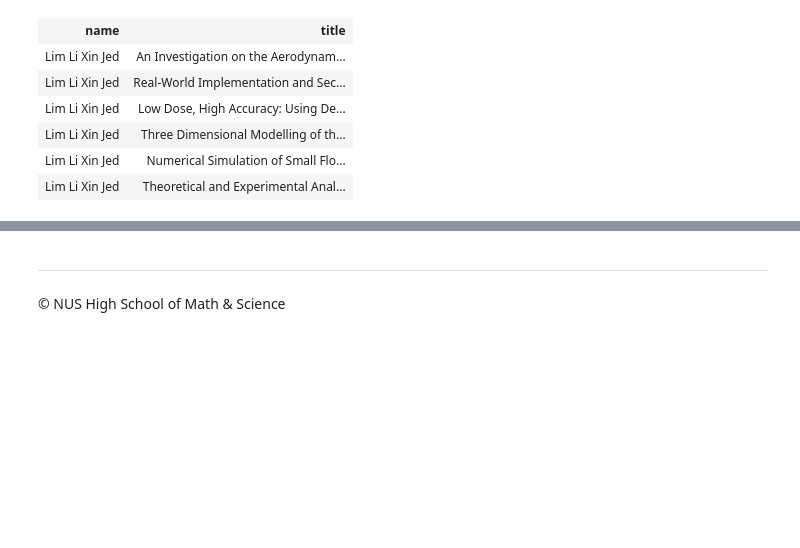
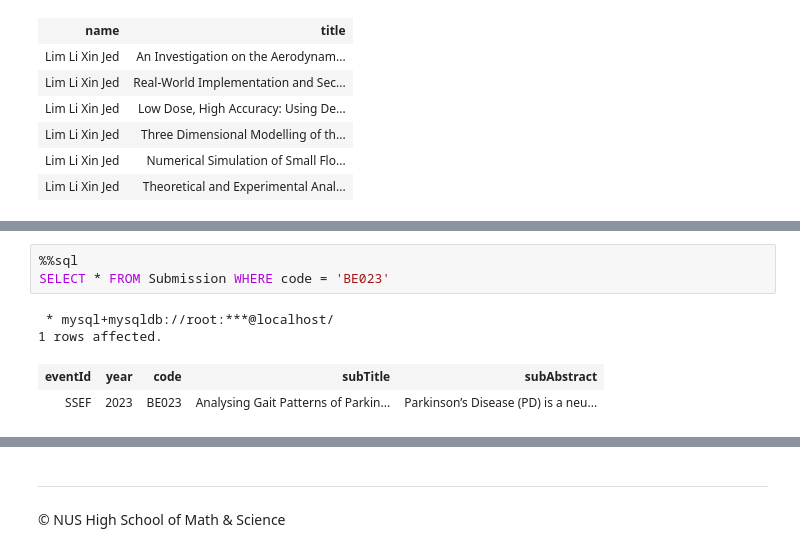
Before and after one commit to appventure-nush/arxiv.nush, a Jupyter notebook: docs/scripting/ProjectScriptingPhasePrannayaGupta.ipynb, the cells around one changed output, grey strips where cells are left out. Saved outputs shown, nothing was run; the diff lists cells and outputs as text; blank space fills up the shorter version.

```diff
--- a/docs/scripting/ProjectScriptingPhasePrannayaGupta.ipynb
+++ b/docs/scripting/ProjectScriptingPhasePrannayaGupta.ipynb
@@ -1433,0 +1572,8 @@ SELECT name, title FROM Student, Works_On, Project WHERE name = "Lim Li Xin Jed"
+# %%
+%%sql
+SELECT * FROM Submission WHERE code = 'BE023'
+# %% [output]
+ * mysql+mysqldb://root:***@localhost/
+1 rows affected.
+| eventId | year | code | subTitle | subAbstract |
+| SSEF | 2023 | BE023 | Analysing Gait Patterns of Parkin... | Parkinson’s Disease (PD) is a neu... |
```
Also changed, not shown: parts of 41 cells of this notebook, 2 other files.
